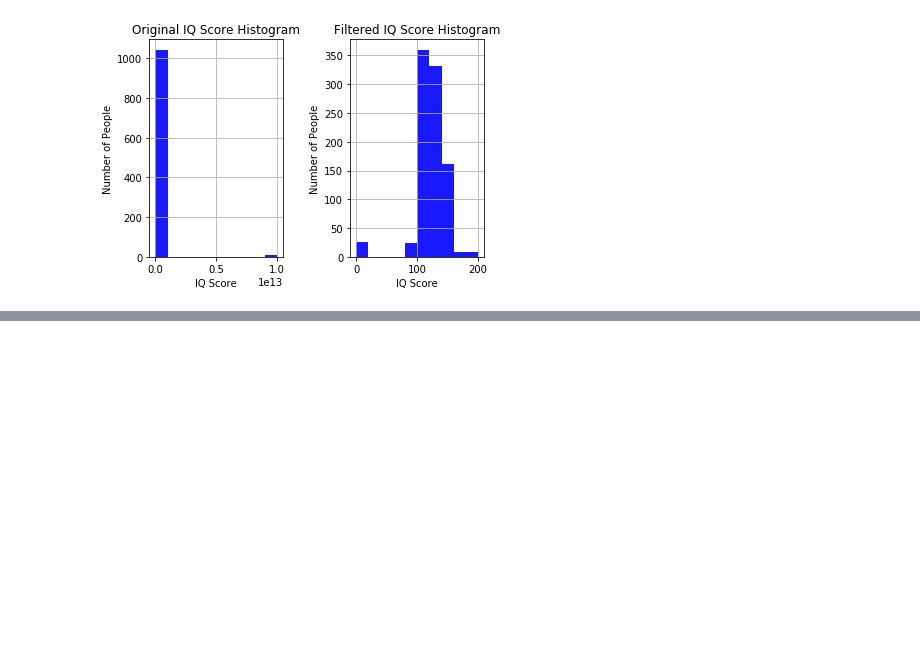
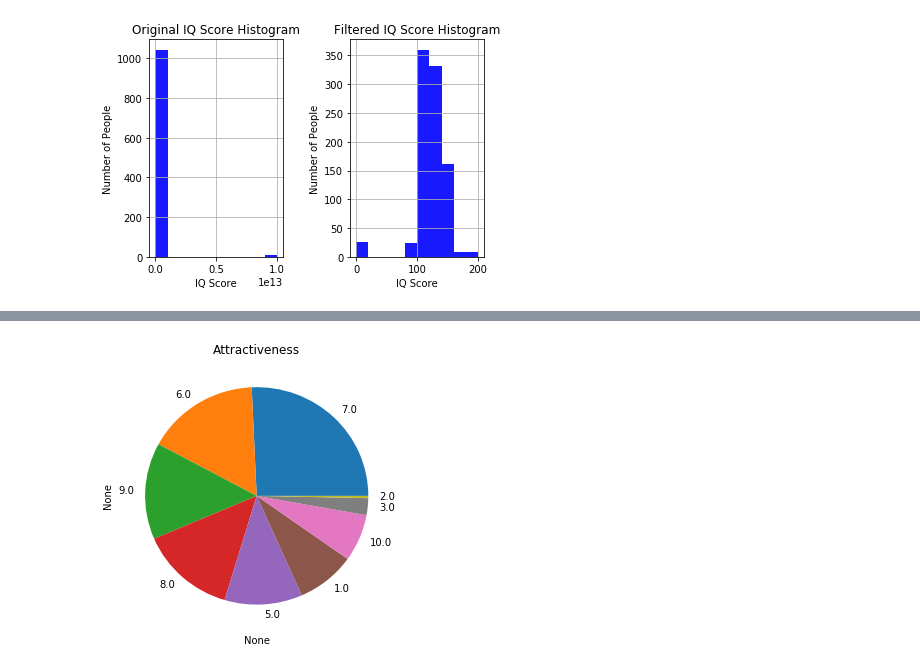
Before and after one commit to simonfong6/ECE-143-Team-6, a Jupyter notebook: Data-analysis.ipynb, the cells around one changed output, grey strips where cells are left out. Drawn from its saved outputs; the diff is of its cells as text; code cells hidden in the pictures; blank space fills up the shorter version.

```diff
--- a/Data-analysis.ipynb
+++ b/Data-analysis.ipynb
@@ -175,0 +187,7 @@ plt.subplots_adjust(wspace=0.5)
+# %%
+attractiveness = filtered['attractiveness']
+counts = attractiveness.value_counts()
+counts.plot.pie(y='attractiveness', figsize=(5, 5))
+pt.graph_labels('Attractiveness')
+# %% [output]
+[figure, added]
```
Also changed, not shown: parts of 5 cells of this notebook.
